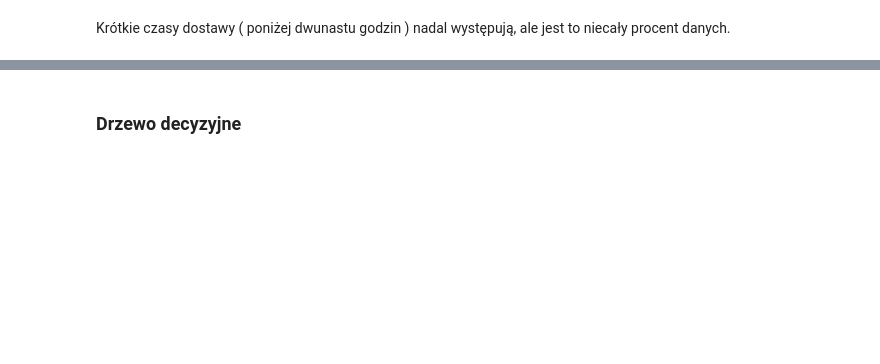
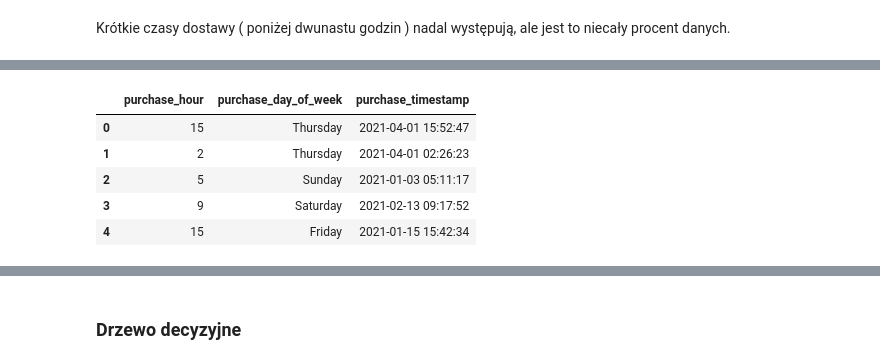
Before and after one commit to RafalUzarowicz/IUM, a Jupyter notebook: etap1-wersja2.ipynb, the cells around one changed output, grey strips where cells are left out. Saved outputs shown, nothing was run; the diff lists cells and outputs as text; code cells hidden in the pictures; blank space fills up the shorter version.

```diff
--- a/etap1-wersja2.ipynb
+++ b/etap1-wersja2.ipynb
@@ -681,0 +680,10 @@ Index(['timestamp', 'user_id', 'product_id', 'offered_discount',
+# %%
+merged_full["purchase_day_of_week"] = merged_full["purchase_timestamp"].apply(lambda x: x.day_name())
+merged_full["purchase_hour"] = merged_full["purchase_timestamp"].apply(lambda x: x.hour)
+# %% [output]
+|  | purchase_hour | purchase_day_of_week | purchase_timestamp |
+| 0 | 15 | Thursday | 2021-04-01 15:52:47 |
+| 1 | 2 | Thursday | 2021-04-01 02:26:23 |
+| 2 | 5 | Sunday | 2021-01-03 05:11:17 |
+| 3 | 9 | Saturday | 2021-02-13 09:17:52 |
+| 4 | 15 | Friday | 2021-01-15 15:42:34 |
```
Also changed, not shown: parts of 14 cells of this notebook.
